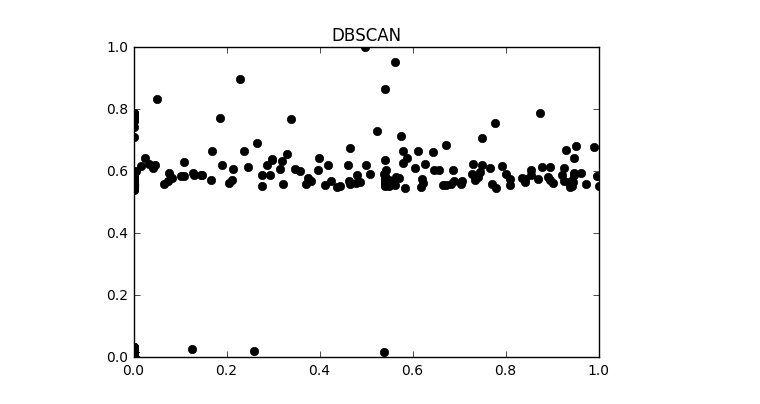
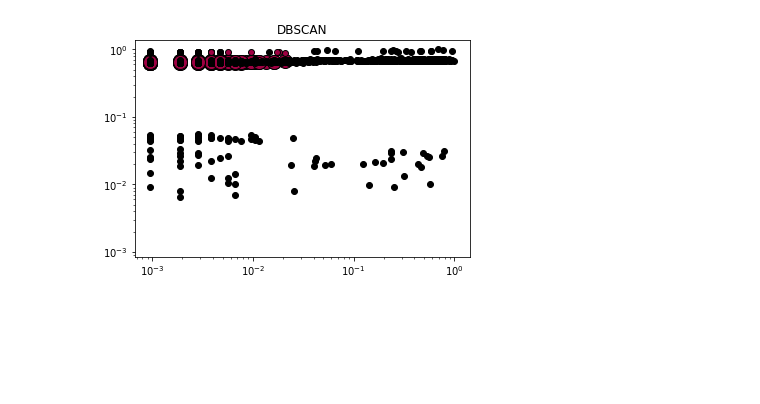
Before and after one commit to dedos-project/DeDOS, a Jupyter notebook: analytic/dedos.ipynb, the cells around one changed output. Cells and saved outputs as stored; diff of their text form; code cells hidden in the pictures; blank space fills up the shorter version.

```diff
--- a/analytic/dedos.ipynb
+++ b/analytic/dedos.ipynb
@@ -43,0 +46,31 @@ ID: 36, TYPE: http
+# %%
+
+import json
+event_log_file = './event_log.json'
+event_log = json.load(open(event_log_file))
+events = pd.DataFrame([(e['time_'] * 1e9, e['status_'], e['name_']) for e in event_log], columns=('time', 'status', 'name'))
+client_start = events.time[np.logical_and(events.status == 'start', events.name == 'client')].iloc[0]
+attacks_start = events[np.logical_and(events.status == 'start', (events.name.isin(('slowloris', 'tls_reneg', 'redos'))))]
+attacks_end = events[np.logical_and(events.status == 'end', (events.name.isin(('slowloris', 'tls_reneg', 'redos'))))]
+
+
+attack_start = min(attacks_start.time)
+
+attacks = []
+for start, end in zip(attacks_start.iterrows(), attacks_end.iterrows()):
+    attacks.append([start[1]['name'], start[1].time, end[1].time])
+attacks = pd.DataFrame(attacks, columns=('name', 'start','end'))
+# %%
+print msus[8].msu_type.name
+df = db.get_msu_full_df(msus[8])
+gen_stat_change_rate(df)
+
+df['label'] = "normal"
+for attack in attacks.iterrows():
+    df.label[np.logical_and(df.TIME > attack[1].start - 10e9, df.TIME < attack[1].end + 60e9)] = attack[1]['name']
+
+fix, ax = plt.subplots()
+for name in ('tls_reneg', 'redos', 'slowloris','normal'):
+    group = df[df.label == name]
+    plt.plot(group['MSU_INVOL_CTX_SW'], group['MSU_USER_TIME'], 'o', markeredgecolor='k', markersize=5, label=name)
+ax.legend()
@@ -44,19 +92,20 @@ ID: 36, TYPE: http
 # %%
-df = db.get_msu_full_df(msus[3])
+print msus[8].msu_type.name
+df = db.get_msu_full_df(msus[8])
+
 
 # Some feature engineering
 gen_activity_ratio(df)
 gen_mem_per_state(df)
 
 # Scale fields between {0,1}
-scale_fields = ['EXEC_TIME', 'IDLE_TIME', 'QUEUE_LEN', 'MEMORY_ALLOCATED', 'MEM_PER_STATE']
+scale_fields = ["MSU_USER_TIME", "MSU_KERNEL_TIME", "MSU_MINOR_FAULTS", "MSU_MAJOR_FAULTS", "MSU_VOL_CTX_SW", "MSU_INVOL_CTX_SW", 'EXEC_TIME', 'IDLE_TIME', 'QUEUE_LEN', 'MEMORY_ALLOCATED', 'MEM_PER_STATE']
 normalize_df(df, scale_fields)
 
 # Split train and test
-fields = ['EXEC_TIME', 'IDLE_TIME', 'QUEUE_LEN', 'MEMORY_ALLOCATED', 'ACTIVITY_RATIO', 'MEM_PER_STATE']
-attack_start = df.TIME[0] + 310 * 1e9
+fields = ["MSU_USER_TIME", "MSU_KERNEL_TIME", "MSU_MINOR_FAULTS", "MSU_MAJOR_FAULTS", "MSU_VOL_CTX_SW", "MSU_INVOL_CTX_SW", 'EXEC_TIME', 'IDLE_TIME', 'QUEUE_LEN', 'MEMORY_ALLOCATED', 'ACTIVITY_RATIO', 'MEM_PER_STATE']
 
-print attack_start
+
 X_train =  df[df.TIME <= attack_start].loc[:, fields]
 X_test = df[df.TIME > attack_start].loc[:, fields]
 # %% [output]
@@ -119,34 +177,37 @@ X = pd.concat([X_train, X_test])
 
 dbscan = do_dbscan(X, 0.3, 500)
 
 core_samples_mask = np.zeros_like(dbscan.labels_, dtype=bool)
 core_samples_mask[dbscan.core_sample_indices_] = True
 labels = dbscan.labels_
 
 # Number of clusters in labels, ignoring noise if present.
 n_clusters_ = len(set(labels)) - (1 if -1 in labels else 0)
 unique_labels = set(labels)
 colors = [plt.cm.Spectral(each)
           for each in np.linspace(0, 1, len(unique_labels))]
 for k, col in zip(unique_labels, colors):
     if k == -1:
         # Black used for noise.
         col = [0, 0, 0, 1]
 
     class_member_mask = (labels == k)
 
+    ax = plt.subplot(111)
     xy = X[class_member_mask & core_samples_mask]
     plt.plot(xy.loc[:,'QUEUE_LEN'], xy.loc[:,'EXEC_TIME'], 'o', markerfacecolor=tuple(col),
              markeredgecolor='k', markersize=14)
 
     xy = X.loc[class_member_mask & ~core_samples_mask]
     plt.plot(xy.loc[:,'QUEUE_LEN'], xy.loc[:, 'EXEC_TIME'], 'o', markerfacecolor=tuple(col),
              markeredgecolor='k', markersize=6)
+    ax.set_xscale("log")
+    ax.set_yscale("log")
 
 plt.title('DBSCAN')
 plt.show()
 # %% [output]
-[figure, old version]
+[figure, new version]
 # %%
 ###LOF###
 X = pd.concat([X_train,X_test])
```
Also changed, not shown: parts of 12 cells of this notebook, 8 other files.
